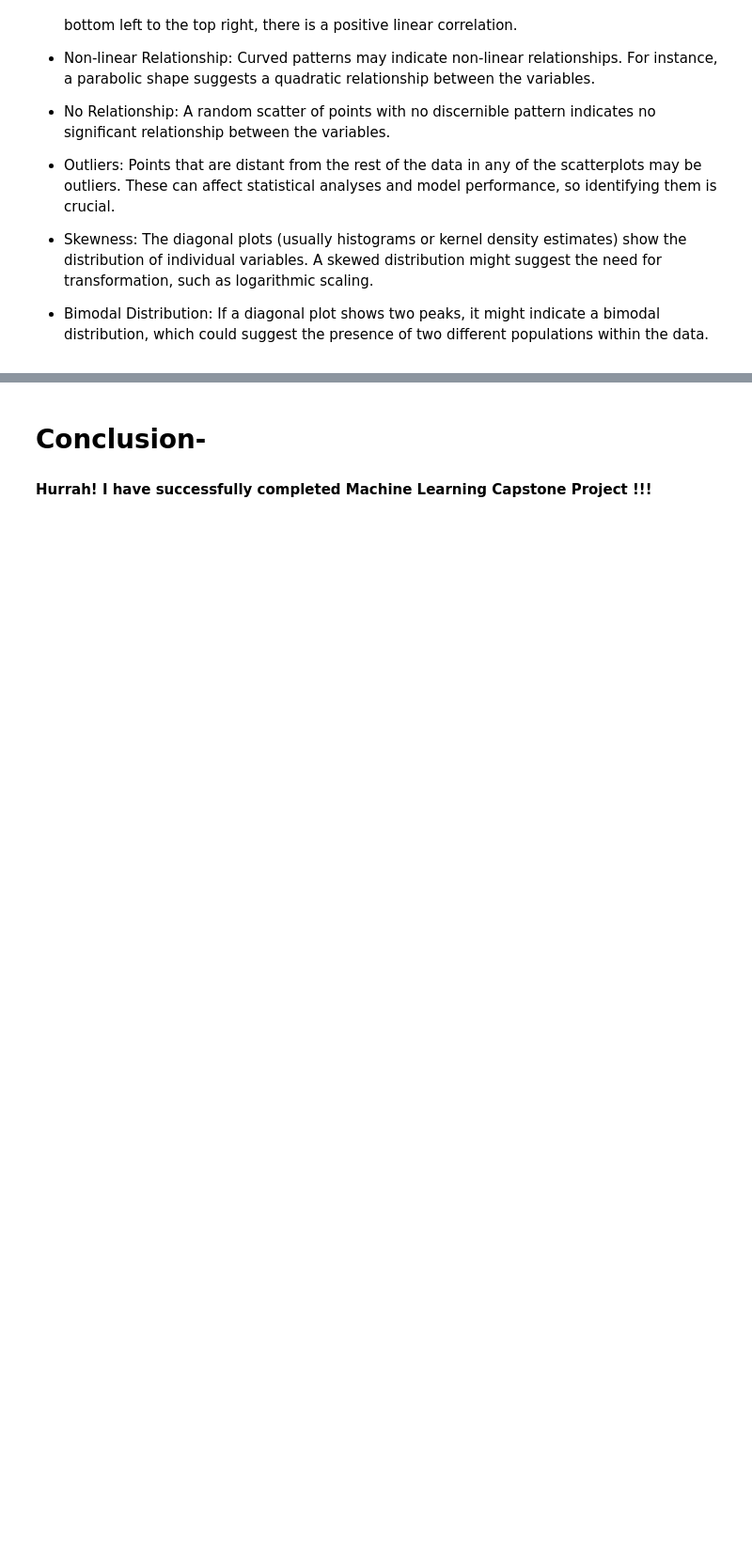
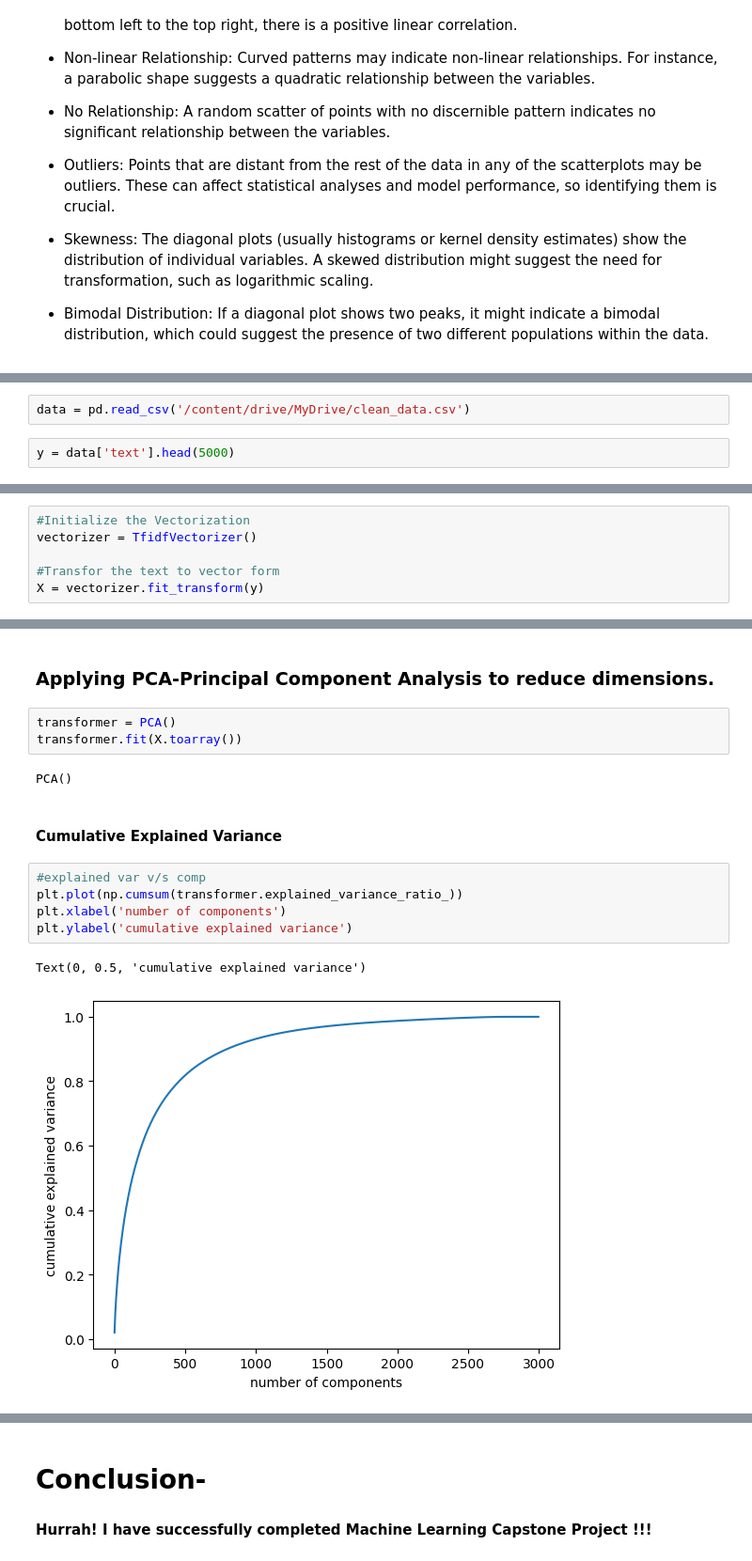
Before and after one commit to Jit562/Online-Reatil-Cluster, a Jupyter notebook: Online_Retail_Cluster_Project.ipynb, the cells around one changed output, grey strips where cells are left out. Shown at 94% size. Saved outputs shown, nothing was run; the diff lists cells and outputs as text; blank space fills up the shorter version.

```diff
--- a/Online_Retail_Cluster_Project.ipynb
+++ b/Online_Retail_Cluster_Project.ipynb
@@ -1238,0 +1439,4 @@ plt.show()
+# %%
+data = pd.read_csv('/content/drive/MyDrive/clean_data.csv')
+# %%
+y = data['text'].head(5000)
@@ -1238,0 +1446,6 @@ plt.show()
+# %%
+#Initialize the Vectorization
+vectorizer = TfidfVectorizer()
+
+#Transfor the text to vector form
+X = vectorizer.fit_transform(y)
@@ -1238,0 +1474,17 @@ plt.show()
+# %% [markdown]
+### **Applying PCA-Principal Component Analysis to reduce dimensions.**
+# %%
+transformer = PCA()
+transformer.fit(X.toarray())
+# %% [output]
+PCA()
+# %% [markdown]
+#### Cumulative Explained Variance
+# %%
+#explained var v/s comp
+plt.plot(np.cumsum(transformer.explained_variance_ratio_))
+plt.xlabel('number of components')
+plt.ylabel('cumulative explained variance')
+# %% [output]
+Text(0, 0.5, 'cumulative explained variance')
+[figure, added]
```
Also changed, not shown: parts of 58 cells of this notebook.
